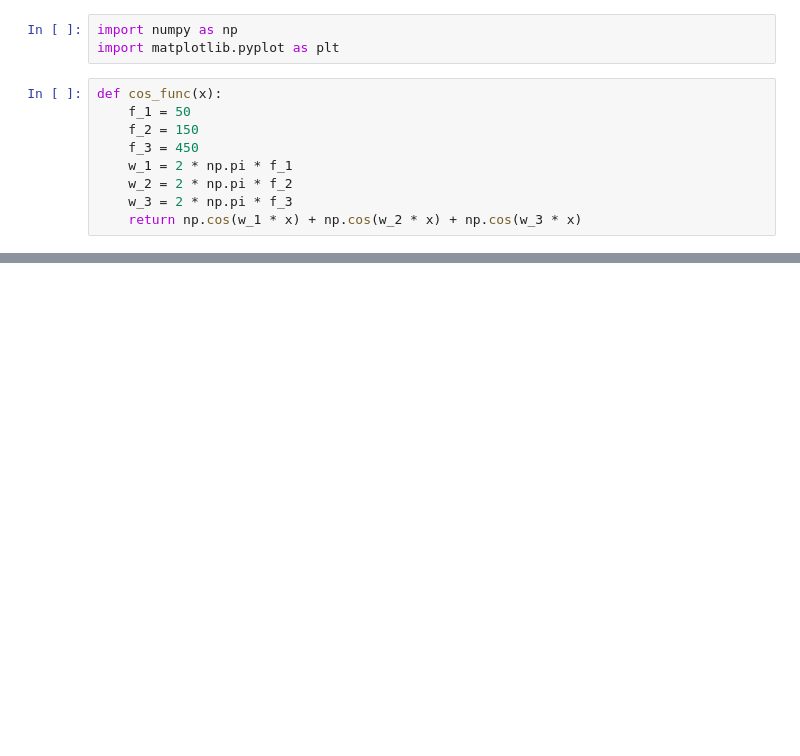
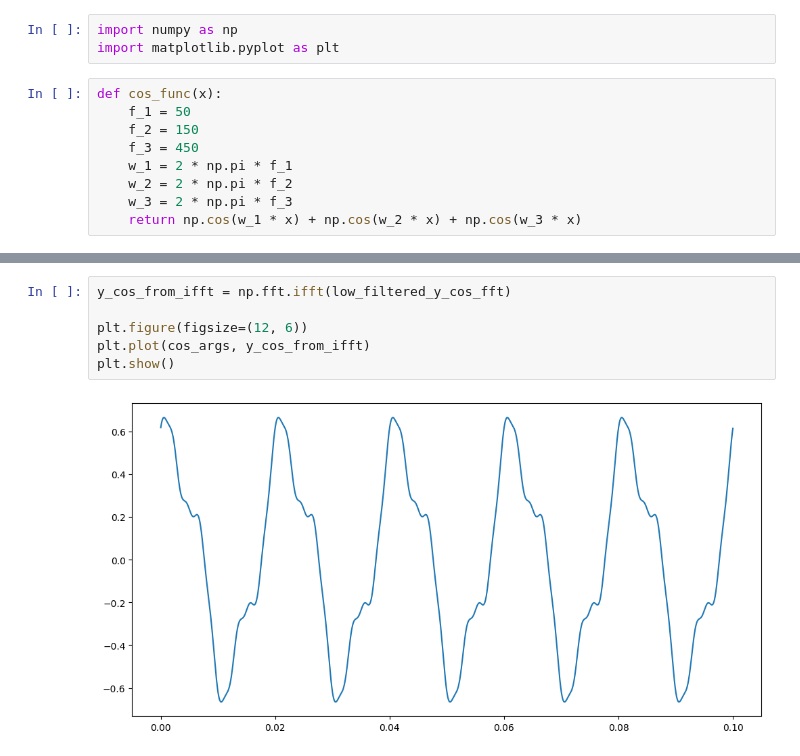
Before and after one commit to pimonov-student/another_digital_signal, a Jupyter notebook: lab_four.ipynb, the cells around one changed output, grey strips where cells are left out. Cells and saved outputs as stored; diff of their text form; blank space fills up the shorter version.

```diff
--- a/lab_four.ipynb
+++ b/lab_four.ipynb
@@ -43,0 +45,8 @@ plt.show()
+# %%
+y_cos_from_ifft = np.fft.ifft(low_filtered_y_cos_fft)
+
+plt.figure(figsize=(12, 6))
+plt.plot(cos_args, y_cos_from_ifft)
+plt.show()
+# %% [output]
+[figure, added]
```
Also changed, not shown: parts of 4 cells of this notebook.
